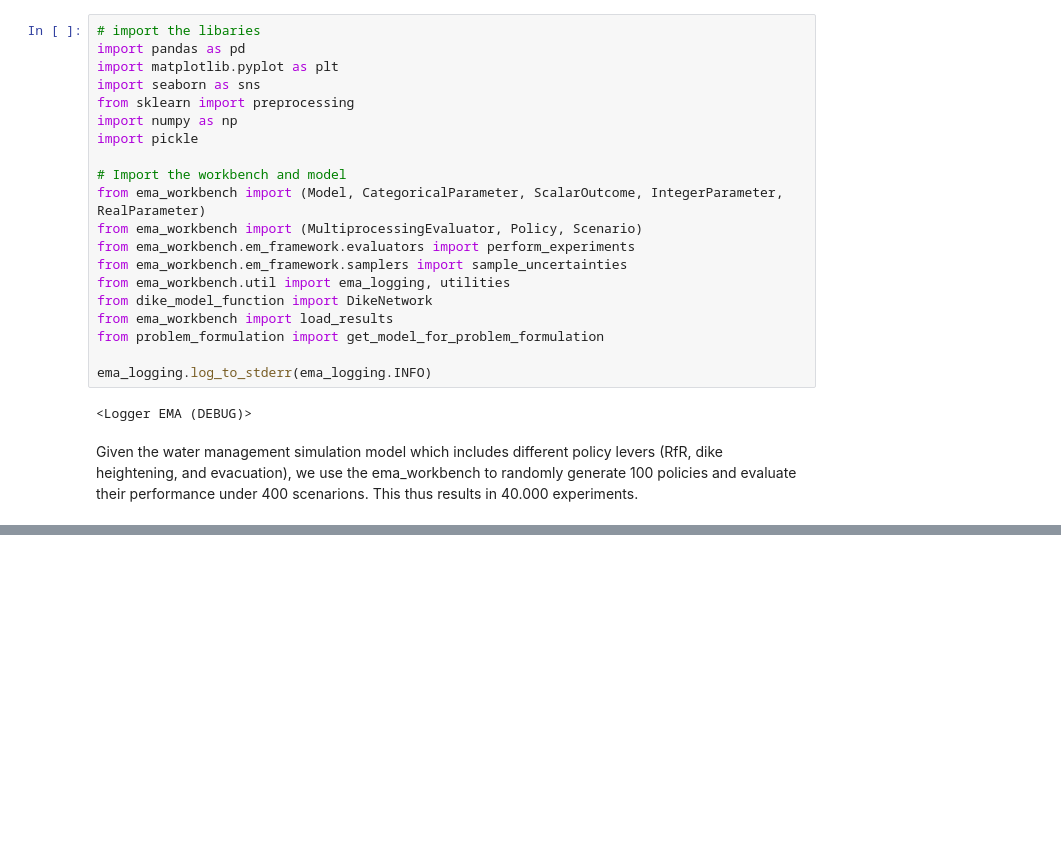
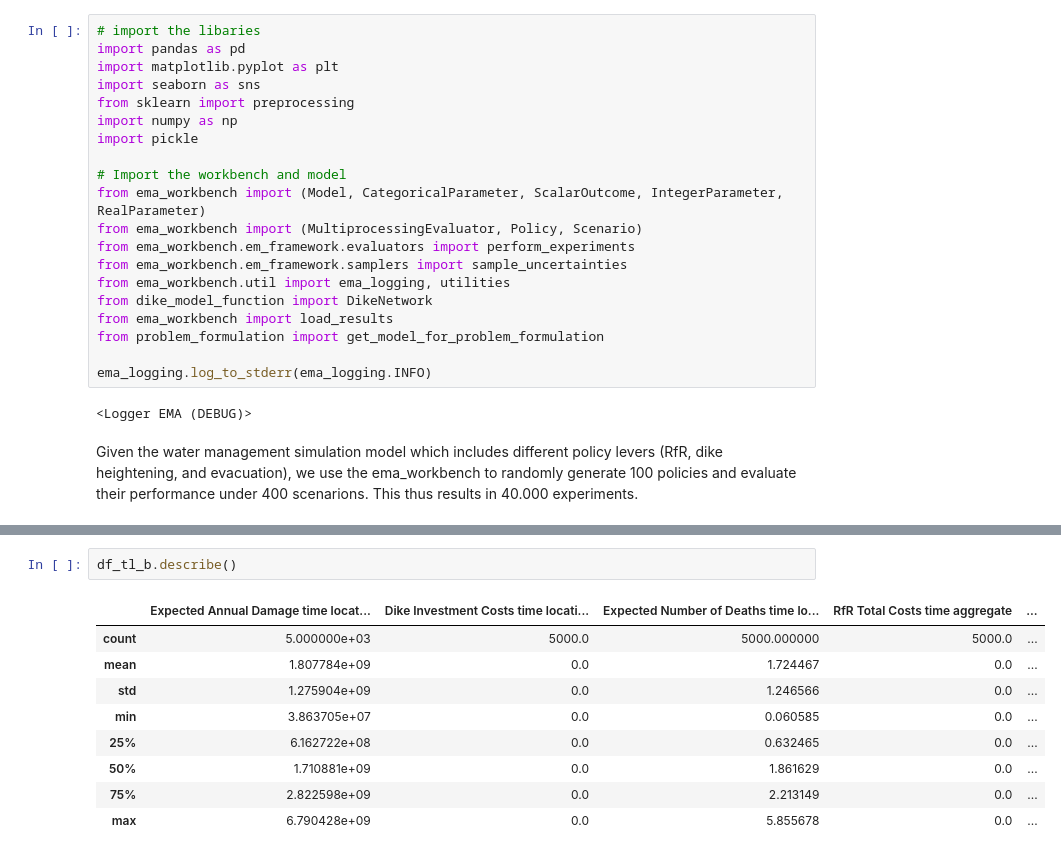
Before and after one commit to willygpv/EPA1361, a Jupyter notebook: final assignment/dike_model/Policy exploration.ipynb, the cells around one changed output, grey strips where cells are left out. Drawn from its saved outputs; the diff is of its cells as text; blank space fills up the shorter version.

```diff
--- a/final assignment/dike_model/Policy exploration.ipynb
+++ b/final assignment/dike_model/Policy exploration.ipynb
@@ -117,0 +160,12 @@ with open('../results/min_max_range_randompolicies.pickle', 'wb') as f:
+# %%
+df_tl_b.describe()
+# %% [output]
+|  | Expected Annual Damage time locat... | Dike Investment Costs time locati... | Expected Number of Deaths time lo... | RfR Total Costs time aggregate | ... |
+| count | 5.000000e+03 | 5000.0 | 5000.000000 | 5000.0 | ... |
+| mean | 1.807784e+09 | 0.0 | 1.724467 | 0.0 | ... |
+| std | 1.275904e+09 | 0.0 | 1.246566 | 0.0 | ... |
+| min | 3.863705e+07 | 0.0 | 0.060585 | 0.0 | ... |
+| 25% | 6.162722e+08 | 0.0 | 0.632465 | 0.0 | ... |
+| 50% | 1.710881e+09 | 0.0 | 1.861629 | 0.0 | ... |
+| 75% | 2.822598e+09 | 0.0 | 2.213149 | 0.0 | ... |
+| max | 6.790428e+09 | 0.0 | 5.855678 | 0.0 | ... |
```
Also changed, not shown: parts of 11 cells of this notebook, 2 other files.
